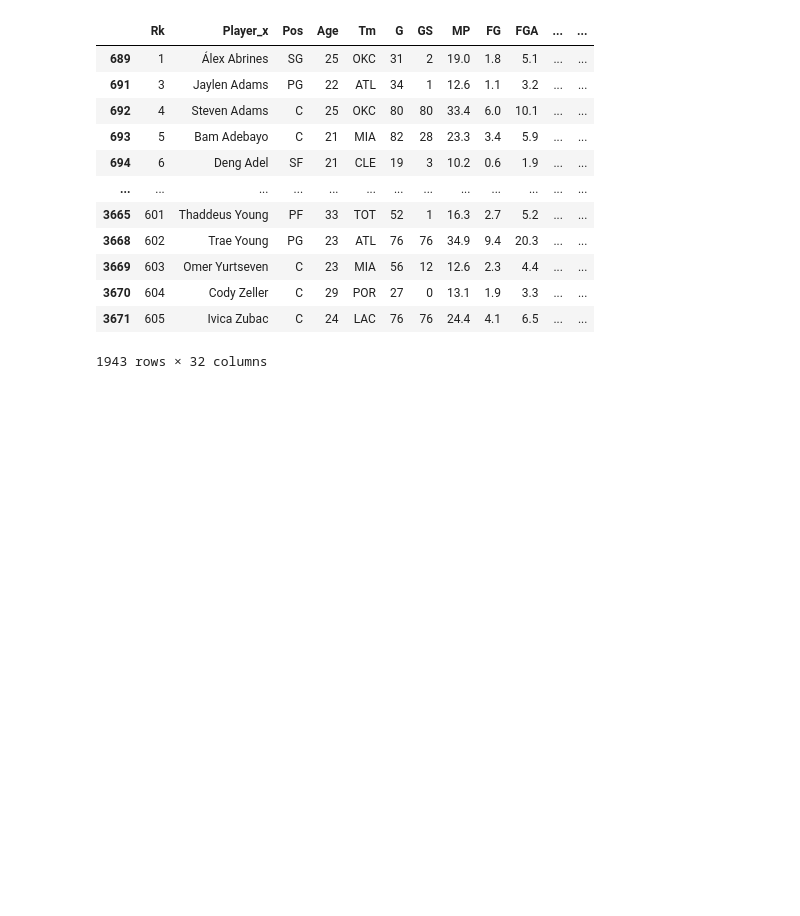
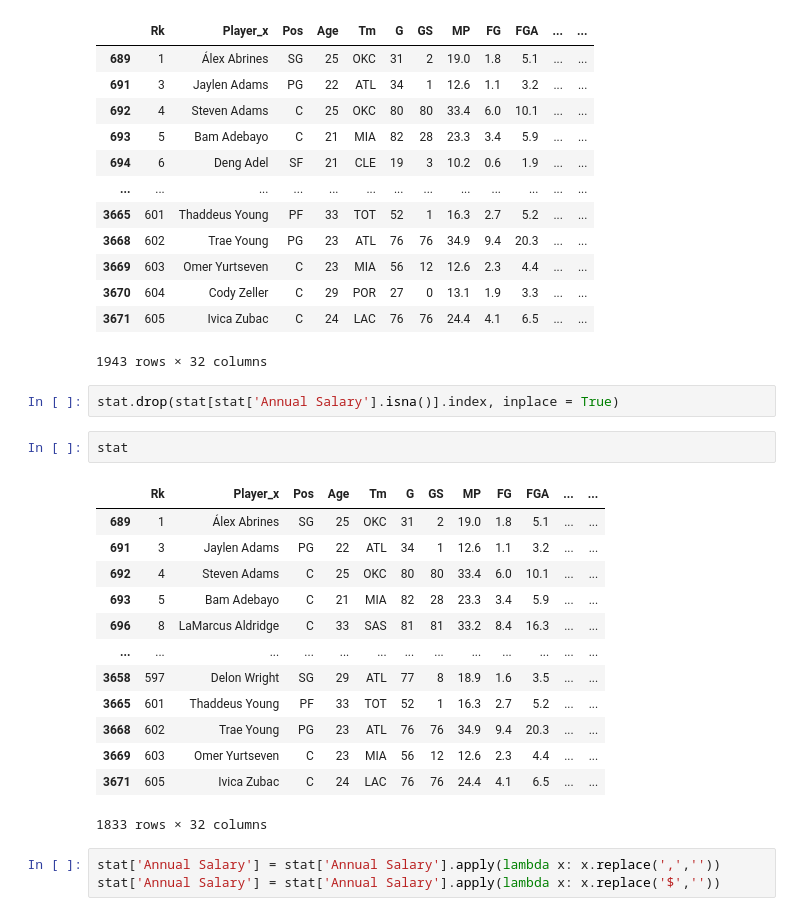
Before and after one commit to jorgecompleto/ESDA, a Jupyter notebook: Programming group project.ipynb, the cells around one changed output. Drawn from its saved outputs; the diff is of its cells as text; blank space fills up the shorter version.

```diff
--- a/Programming group project.ipynb
+++ b/Programming group project.ipynb
@@ -373,3 +373,24 @@ stat
 | 3670 | 604 | Cody Zeller | C | 29 | POR | 27 | 0 | 13.1 | 1.9 | 3.3 | ... | ... |
 | 3671 | 605 | Ivica Zubac | C | 24 | LAC | 76 | 76 | 24.4 | 4.1 | 6.5 | ... | ... |
 1943 rows × 32 columns
+# %%
+stat.drop(stat[stat['Annual Salary'].isna()].index, inplace = True)
+# %%
+stat
+# %% [output]
+|  | Rk | Player_x | Pos | Age | Tm | G | GS | MP | FG | FGA | ... | ... |
+| 689 | 1 | Álex Abrines | SG | 25 | OKC | 31 | 2 | 19.0 | 1.8 | 5.1 | ... | ... |
+| 691 | 3 | Jaylen Adams | PG | 22 | ATL | 34 | 1 | 12.6 | 1.1 | 3.2 | ... | ... |
+| 692 | 4 | Steven Adams | C | 25 | OKC | 80 | 80 | 33.4 | 6.0 | 10.1 | ... | ... |
+| 693 | 5 | Bam Adebayo | C | 21 | MIA | 82 | 28 | 23.3 | 3.4 | 5.9 | ... | ... |
+| 696 | 8 | LaMarcus Aldridge | C | 33 | SAS | 81 | 81 | 33.2 | 8.4 | 16.3 | ... | ... |
+| ... | ... | ... | ... | ... | ... | ... | ... | ... | ... | ... | ... | ... |
+| 3658 | 597 | Delon Wright | SG | 29 | ATL | 77 | 8 | 18.9 | 1.6 | 3.5 | ... | ... |
+| 3665 | 601 | Thaddeus Young | PF | 33 | TOT | 52 | 1 | 16.3 | 2.7 | 5.2 | ... | ... |
+| 3668 | 602 | Trae Young | PG | 23 | ATL | 76 | 76 | 34.9 | 9.4 | 20.3 | ... | ... |
+| 3669 | 603 | Omer Yurtseven | C | 23 | MIA | 56 | 12 | 12.6 | 2.3 | 4.4 | ... | ... |
+| 3671 | 605 | Ivica Zubac | C | 24 | LAC | 76 | 76 | 24.4 | 4.1 | 6.5 | ... | ... |
+1833 rows × 32 columns
+# %%
+stat['Annual Salary'] = stat['Annual Salary'].apply(lambda x: x.replace(',',''))
+stat['Annual Salary'] = stat['Annual Salary'].apply(lambda x: x.replace('$',''))
```
Also changed, not shown: parts of 2 cells of this notebook.
